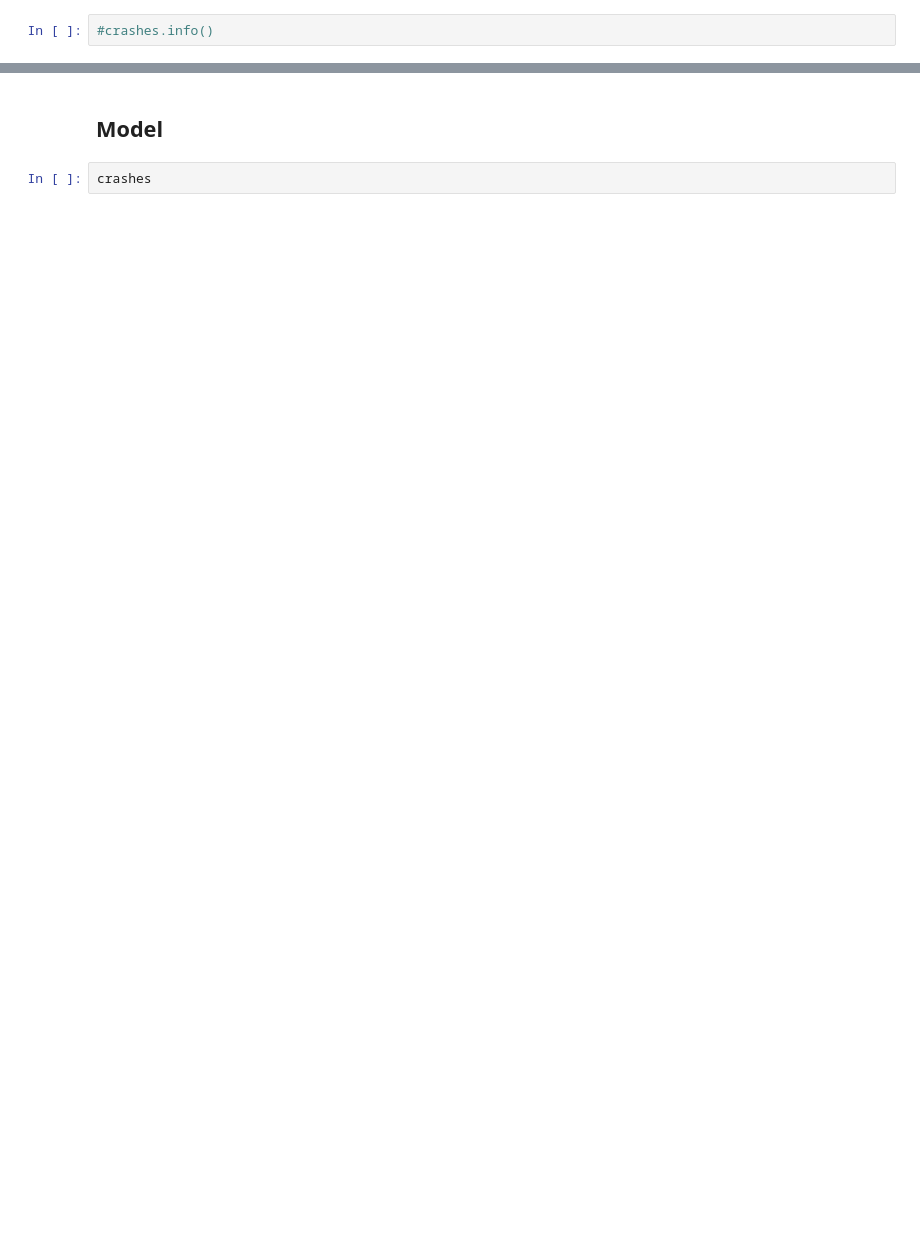
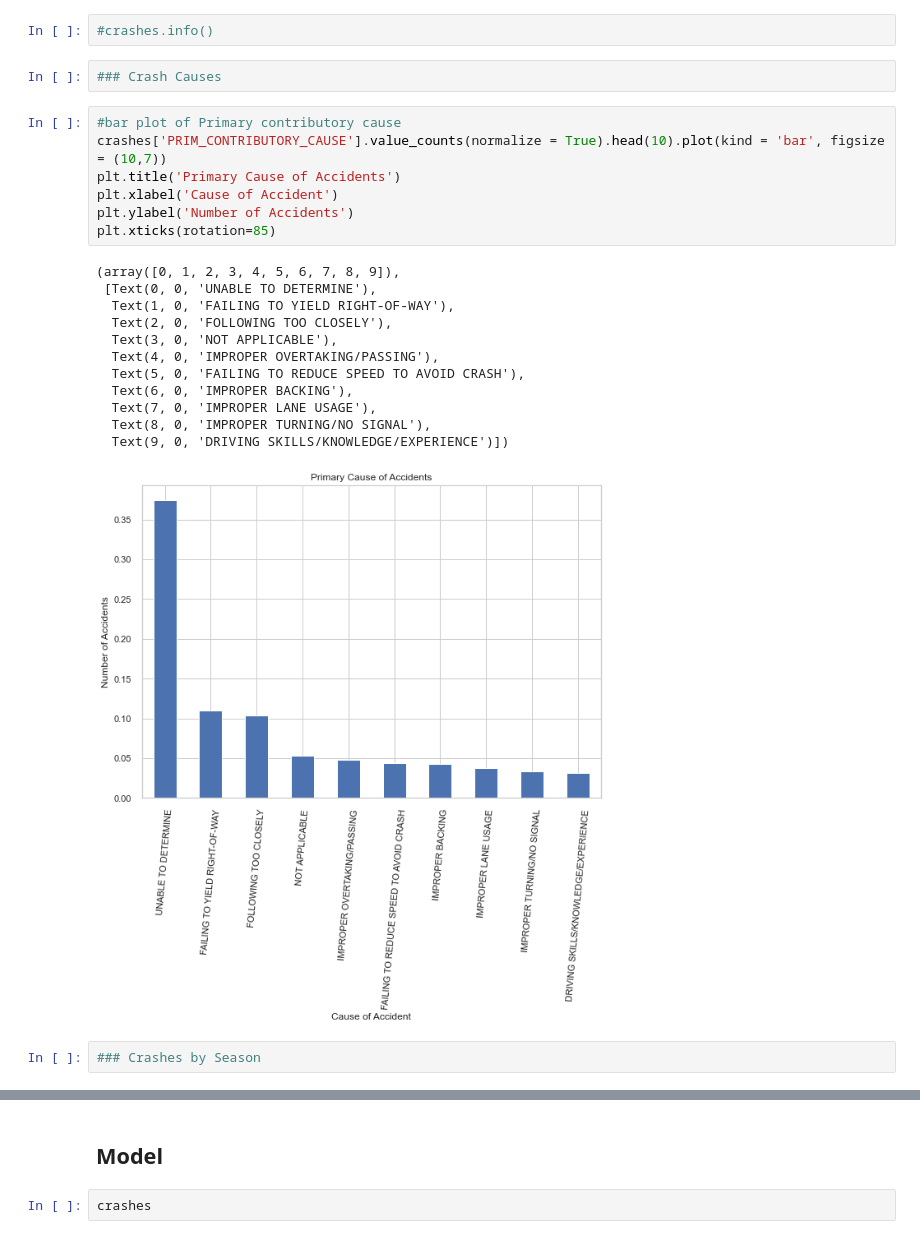
Before and after one commit to alexcasey92/Crash-Severity-Prediction, a Jupyter notebook: technical_notebook.ipynb, the cells around one changed output, grey strips where cells are left out. Drawn from its saved outputs; the diff is of its cells as text; blank space fills up the shorter version.

```diff
--- a/technical_notebook.ipynb
+++ b/technical_notebook.ipynb
@@ -837,2 +561,26 @@ Index(['POSTED_SPEED_LIMIT', 'TRAFFIC_CONTROL_DEVICE', 'WEATHER_CONDITION',
 # %%
 #crashes.info()
+# %%
+### Crash Causes
+# %%
+#bar plot of Primary contributory cause
+crashes['PRIM_CONTRIBUTORY_CAUSE'].value_counts(normalize = True).head(10).plot(kind = 'bar', figsize = (10,7))
+plt.title('Primary Cause of Accidents')
+plt.xlabel('Cause of Accident')
+plt.ylabel('Number of Accidents')
+plt.xticks(rotation=85)
+# %% [output]
+(array([0, 1, 2, 3, 4, 5, 6, 7, 8, 9]),
+ [Text(0, 0, 'UNABLE TO DETERMINE'),
+  Text(1, 0, 'FAILING TO YIELD RIGHT-OF-WAY'),
+  Text(2, 0, 'FOLLOWING TOO CLOSELY'),
+  Text(3, 0, 'NOT APPLICABLE'),
+  Text(4, 0, 'IMPROPER OVERTAKING/PASSING'),
+  Text(5, 0, 'FAILING TO REDUCE SPEED TO AVOID CRASH'),
+  Text(6, 0, 'IMPROPER BACKING'),
+  Text(7, 0, 'IMPROPER LANE USAGE'),
+  Text(8, 0, 'IMPROPER TURNING/NO SIGNAL'),
+  Text(9, 0, 'DRIVING SKILLS/KNOWLEDGE/EXPERIENCE')])
+[figure, added]
+# %%
+### Crashes by Season
```
Also changed, not shown: parts of 30 cells of this notebook, 1 other file.
